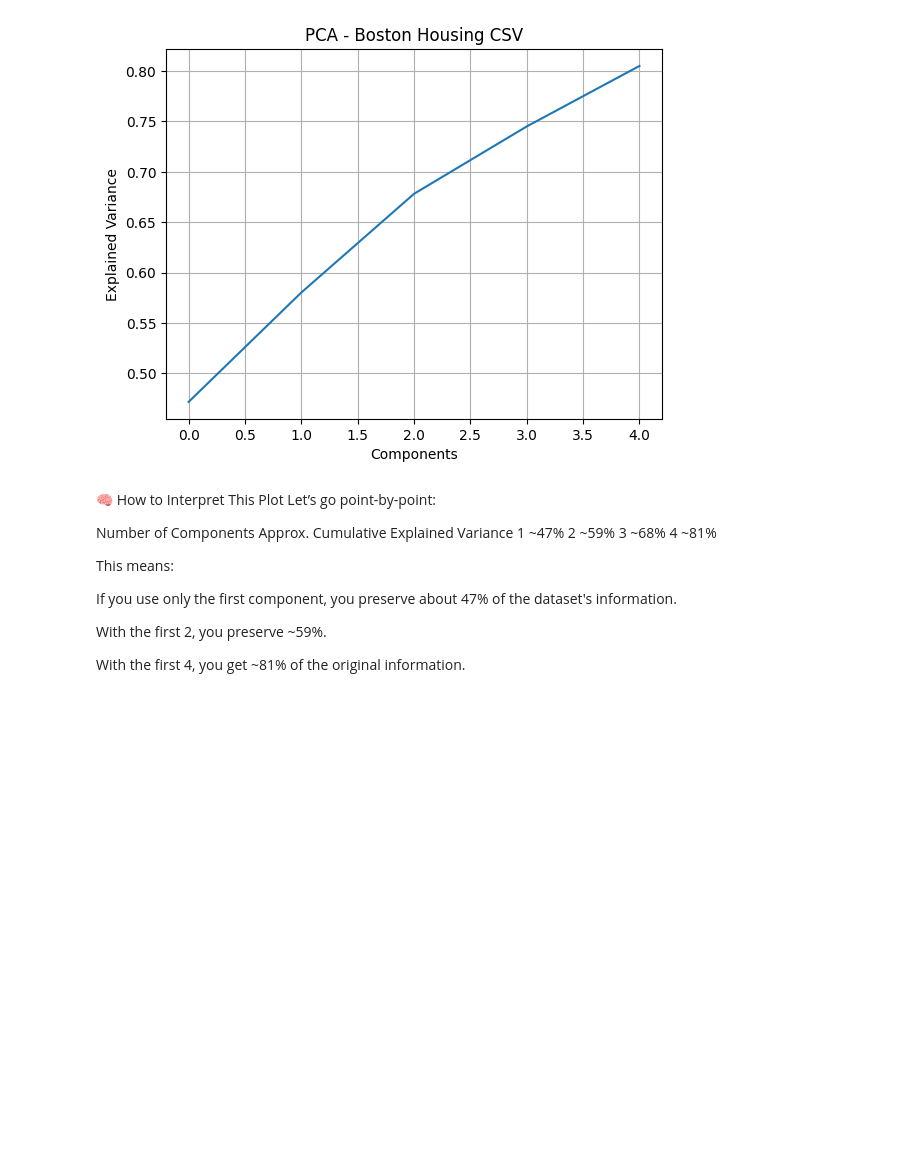
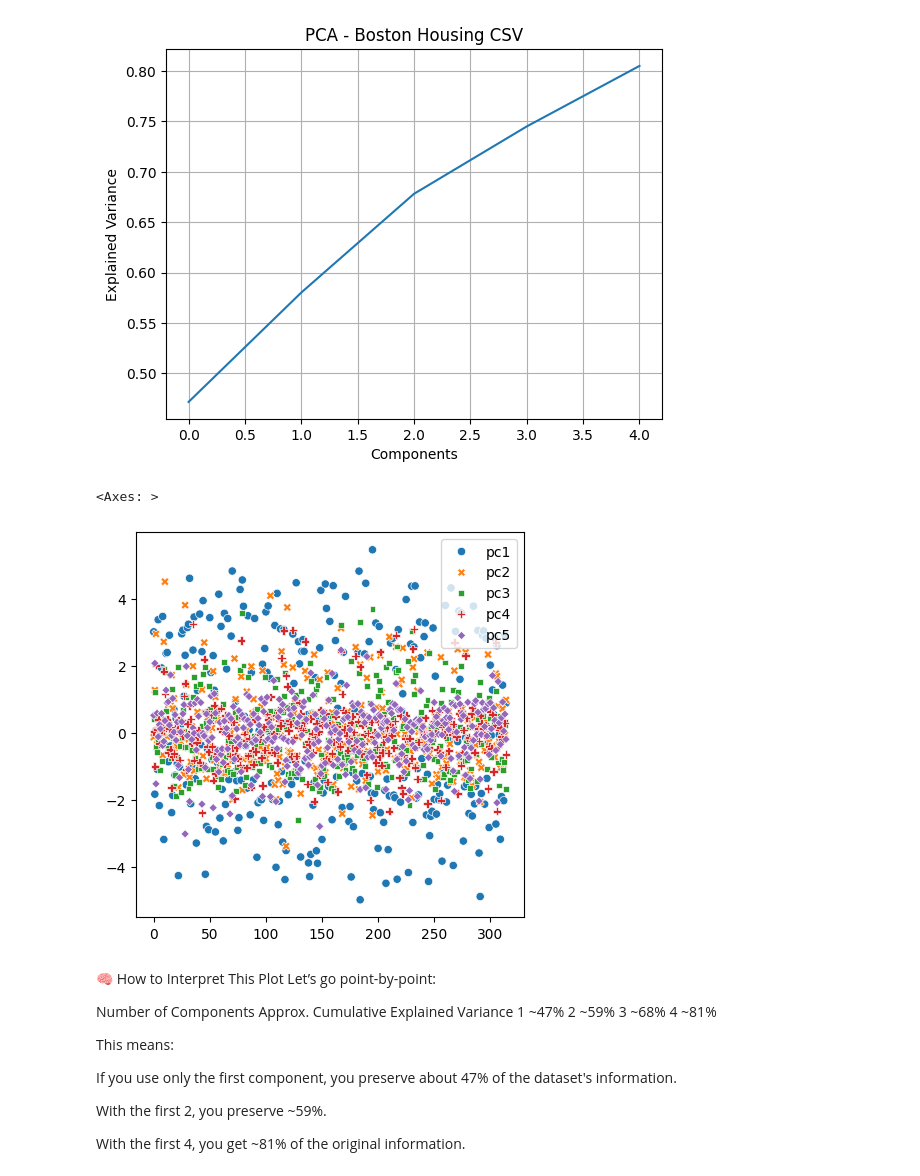
Before and after one commit to AjitAdin/ML_LAB, a Jupyter notebook: ML_IA/yerri/boston_housing.ipynb, the cells around one changed output. Cells and saved outputs as stored; diff of their text form; code cells hidden in the pictures; blank space fills up the shorter version.

```diff
--- a/ML_IA/yerri/boston_housing.ipynb
+++ b/ML_IA/yerri/boston_housing.ipynb
@@ -57,6 +105,15 @@ plt.grid()
 plt.show()
 # %% [output]
 [figure]
+# %%
+import seaborn as sns
+plt.figure(figsize=(5,5))
+df_pca=pd.DataFrame(X_train_pca,columns=['pc1','pc2','pc3','pc4','pc5'])
+df['Target']=y_train
+sns.scatterplot(data=df_pca)
+# %% [output]
+<Axes: >
+[figure, added]
 # %% [markdown]
 🧠 How to Interpret This Plot
 Let’s go point-by-point:
```
Also changed, not shown: parts of 1 cell of this notebook, 4 other files.
